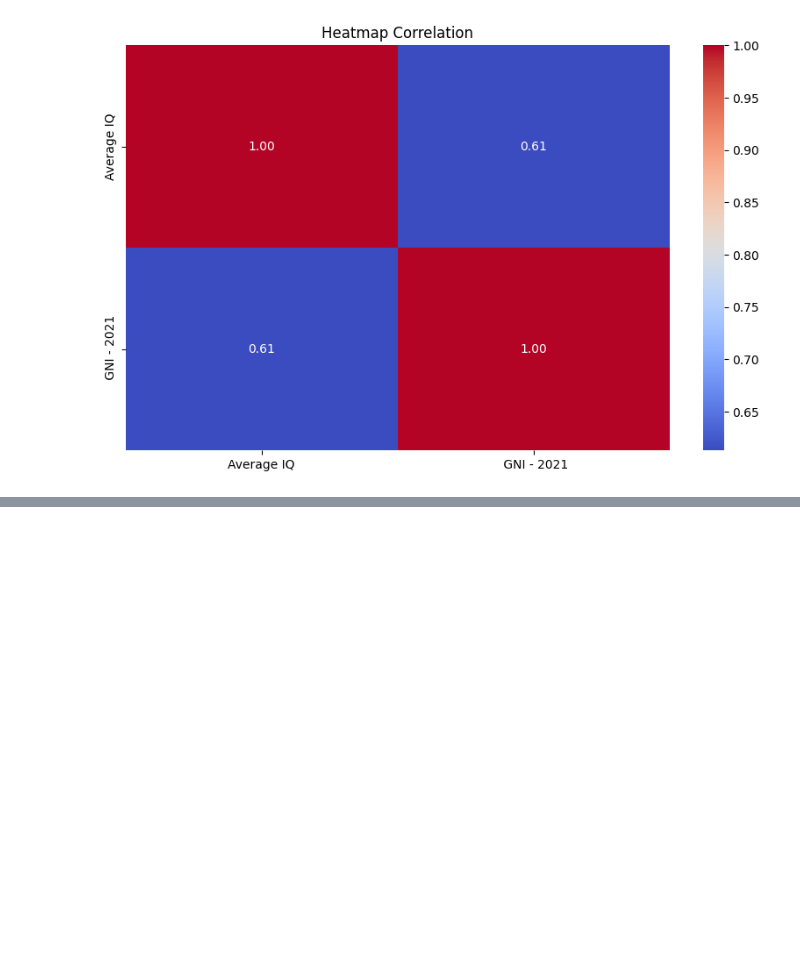
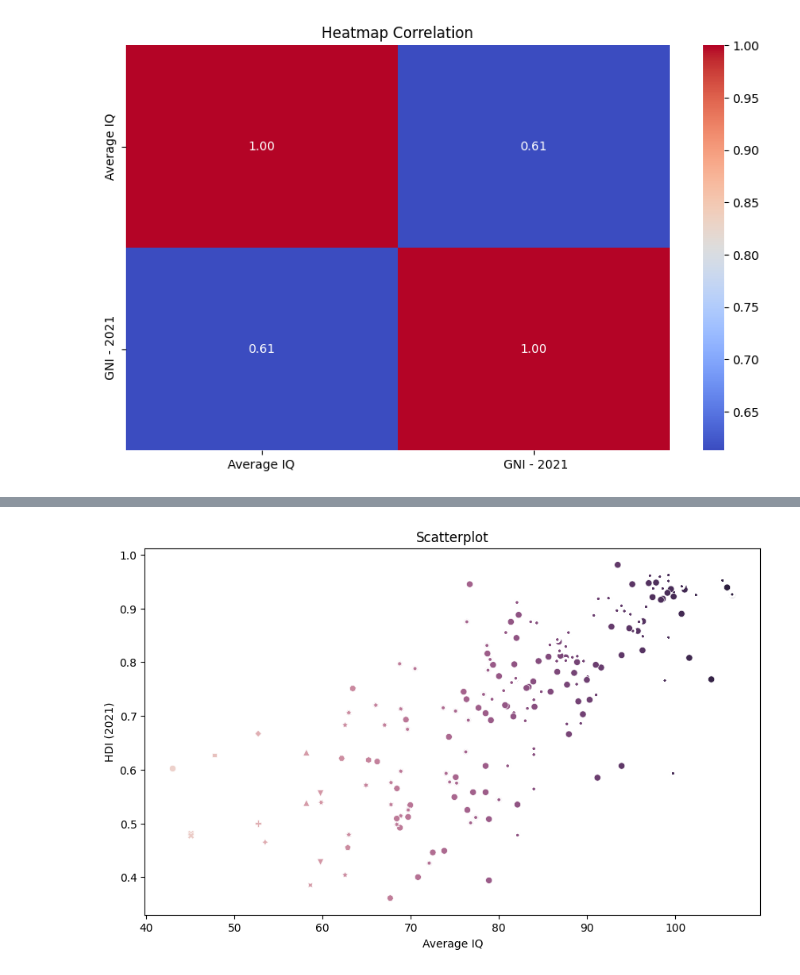
Before and after one commit to ZerXXX0/EDA-Preprocessing-World-IQ-Data, a Jupyter notebook: World_iq_data.ipynb, the cells around one changed output, grey strips where cells are left out. Saved outputs shown, nothing was run; the diff lists cells and outputs as text; code cells hidden in the pictures; blank space fills up the shorter version.

```diff
--- a/World_iq_data.ipynb
+++ b/World_iq_data.ipynb
@@ -106,0 +114,7 @@ plt.show()
+# %%
+plt.figure(figsize=(10,6))
+sns.scatterplot(data=df, x='Average IQ', y='HDI (2021)', legend=False, hue='Average IQ', style='Average IQ')
+plt.title("Scatterplot")
+plt.show()
+# %% [output]
+[figure, added]
```
Also changed, not shown: parts of 1 cell of this notebook.
